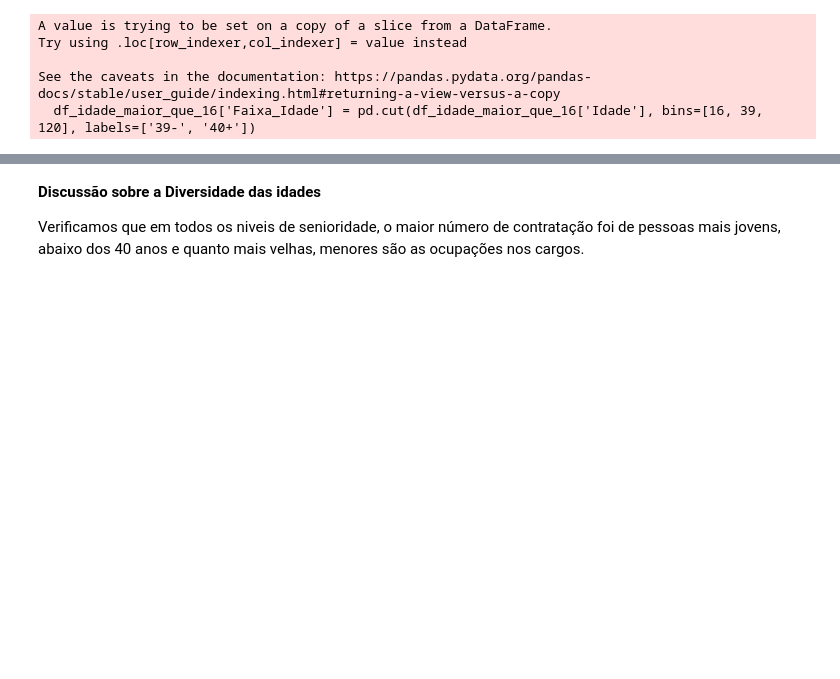
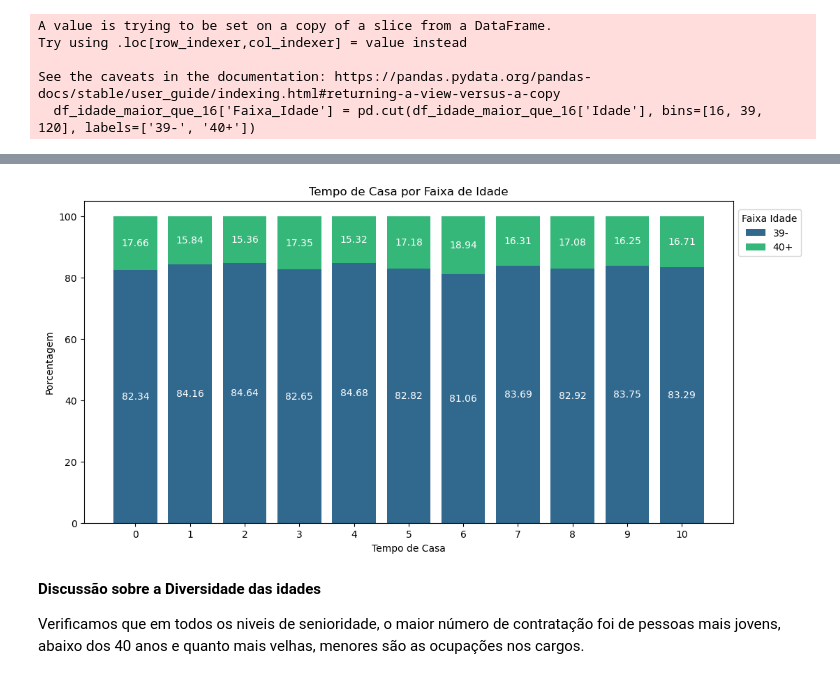
Before and after one commit to pedrolustosab/AdaHack-Dados, a Jupyter notebook: Análise Exploratória.ipynb, the cells around one changed output, grey strips where cells are left out. Cells and saved outputs as stored; diff of their text form; code cells hidden in the pictures; blank space fills up the shorter version.

```diff
--- a/Análise Exploratória.ipynb
+++ b/Análise Exploratória.ipynb
@@ -1006,0 +953,4 @@ plt.show()
+# %%
+dff = funcionarios_por_tempo_casa_e_idade_porcentagem.reset_index('Tempo_de_casa')
+dff['total'] = dff['39-'] + dff['40+']
+dff
@@ -1007,3 +970,30 @@ plt.show()
+# %%
+# Plotando o gráfico
+plt.figure(figsize=(12, 6))
+
+# Convertendo as colunas para porcentagens
+dff[['39-', '40+']] = dff[['39-', '40+']].div(dff['total'], axis=0) * 100
+
+# Usando a paleta de cores 'viridis'
+colors = sns.color_palette('viridis', 2)
+
+plt.bar(dff['Tempo_de_casa'], dff['39-'], label='39-', color=colors[0])
+plt.bar(dff['Tempo_de_casa'], dff['40+'], bottom=dff['39-'], label='40+', color=colors[1])
+
+plt.xlabel('Tempo de Casa')
+plt.ylabel('Porcentagem')
+plt.title('Tempo de Casa por Faixa de Idade')
+plt.legend(title='Faixa Idade',loc='center left', bbox_to_anchor=(1, 0.90))
+
+# Adicionando rótulos em branco
+for index, row in dff.iterrows():
+    plt.text(row['Tempo_de_casa'], row['39-'] / 2, f'{row["39-"]:.2f}', ha='center', va='center', color='white')
+    plt.text(row['Tempo_de_casa'], row['39-'] + row['40+'] / 2, f'{row["40+"]:.2f}', ha='center', va='center', color='white')
+
+plt.xticks(dff['Tempo_de_casa'], dff['Tempo_de_casa'])  # Mostrar eixo categórico
+plt.show()
+# %% [output]
+[figure, added]
 # %% [markdown]
 **Discussão sobre a Diversidade das idades**
 
```
Also changed, not shown: parts of 14 cells of this notebook.
